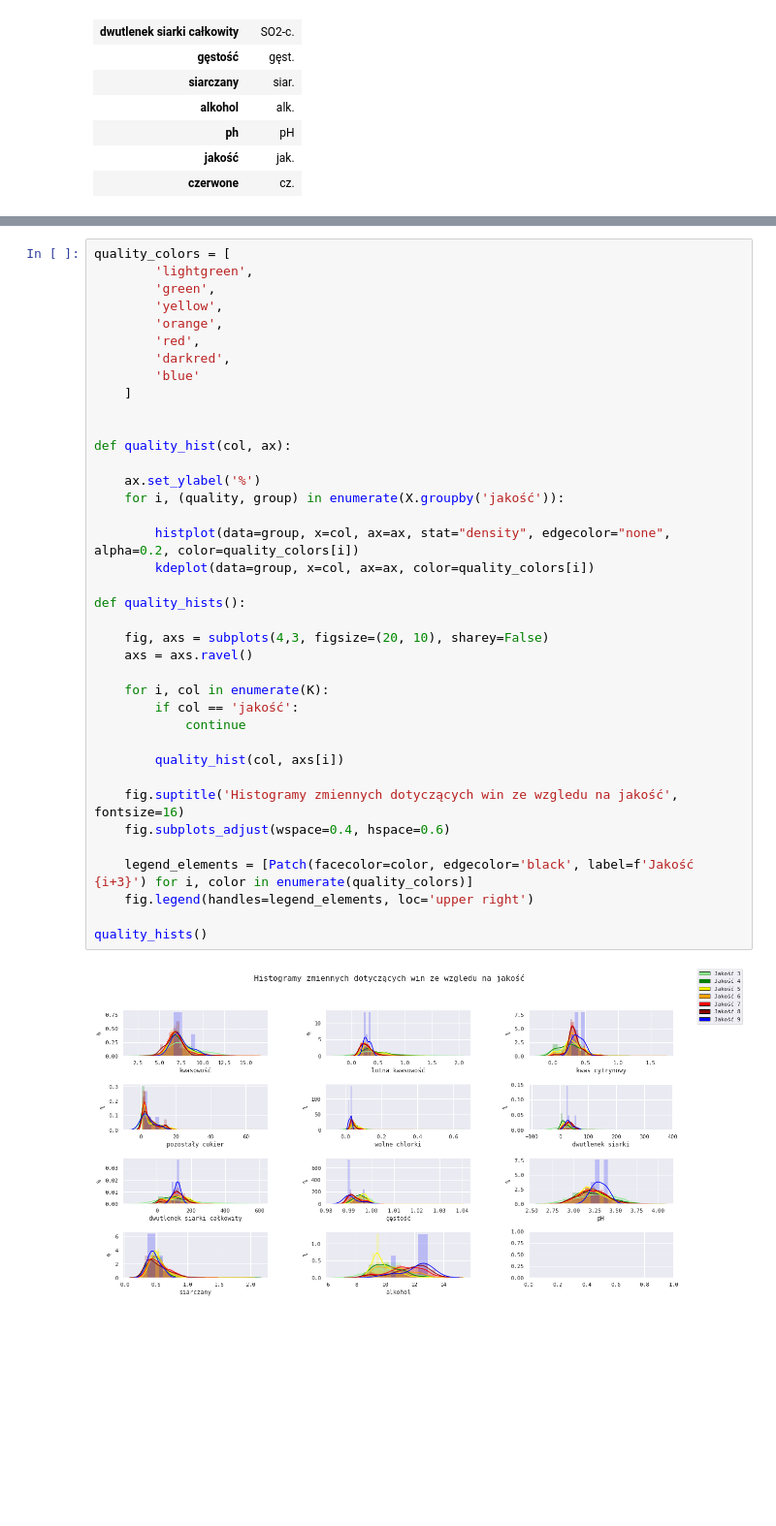
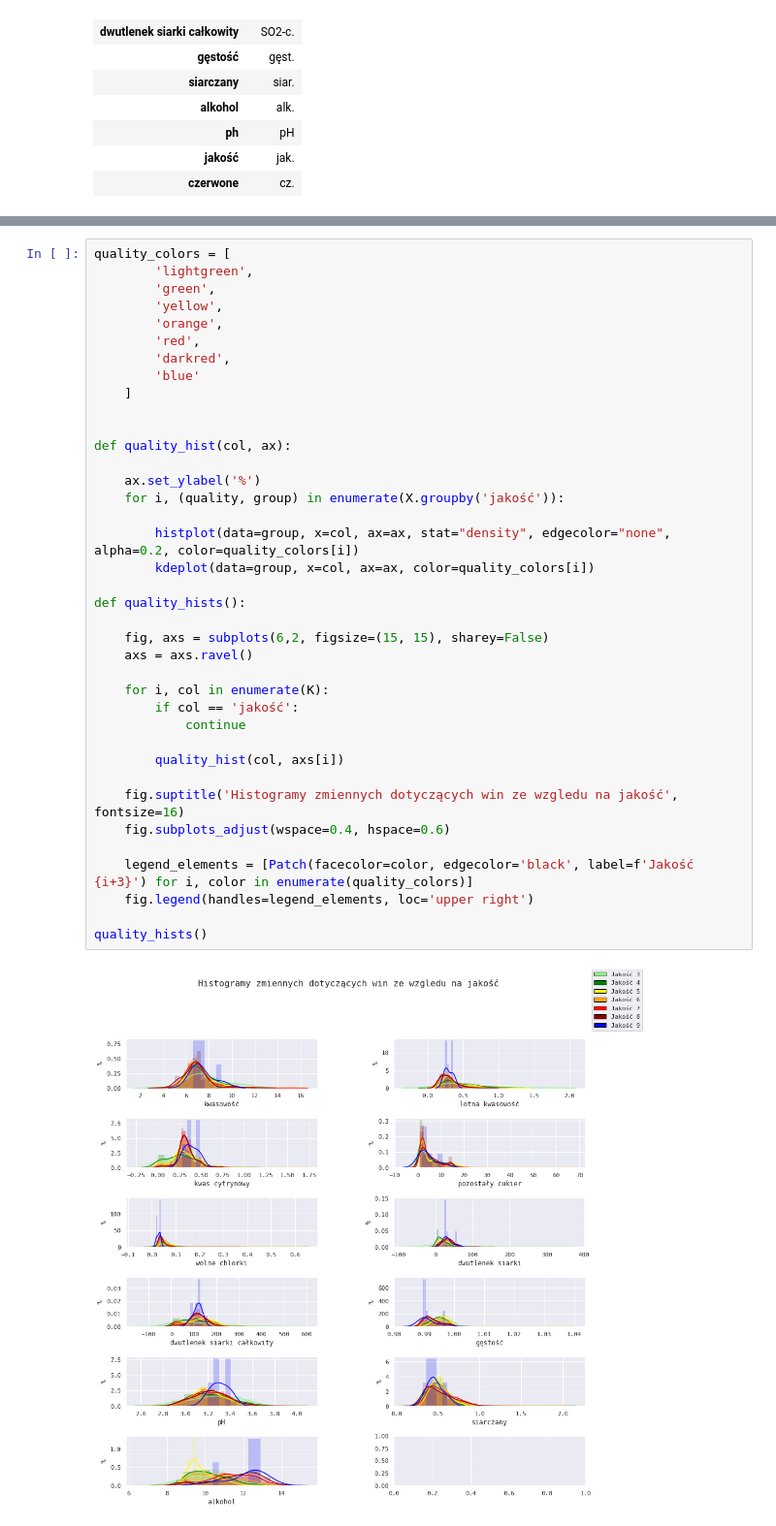
Before and after one commit to JakisTam-maTsikaJ/winko, a Jupyter notebook: statystyki.ipynb, the cells around one changed output, grey strips where cells are left out. Shown: that part at 97% size. Saved outputs shown, nothing was run; the diff lists cells and outputs as text; blank space fills up the shorter version.

```diff
--- a/statystyki.ipynb
+++ b/statystyki.ipynb
@@ -429,32 +432,32 @@ quality_colors = [
         'blue'
     ]
 
 
 def quality_hist(col, ax):
 
     ax.set_ylabel('%')
     for i, (quality, group) in enumerate(X.groupby('jakość')):
 
         histplot(data=group, x=col, ax=ax, stat="density", edgecolor="none", alpha=0.2, color=quality_colors[i])
         kdeplot(data=group, x=col, ax=ax, color=quality_colors[i])
 
 def quality_hists():
 
-    fig, axs = subplots(4,3, figsize=(20, 10), sharey=False)
+    fig, axs = subplots(6,2, figsize=(15, 15), sharey=False)
     axs = axs.ravel()
 
     for i, col in enumerate(K):
         if col == 'jakość':
             continue
 
         quality_hist(col, axs[i])
 
     fig.suptitle('Histogramy zmiennych dotyczących win ze wzgledu na jakość', fontsize=16)
     fig.subplots_adjust(wspace=0.4, hspace=0.6)
 
     legend_elements = [Patch(facecolor=color, edgecolor='black', label=f'Jakość {i+3}') for i, color in enumerate(quality_colors)]
     fig.legend(handles=legend_elements, loc='upper right')
 
 quality_hists()
 # %% [output]
-[figure, old version]
+[figure, new version]
```
Also changed, not shown: parts of 6 cells of this notebook, 2 other files.
